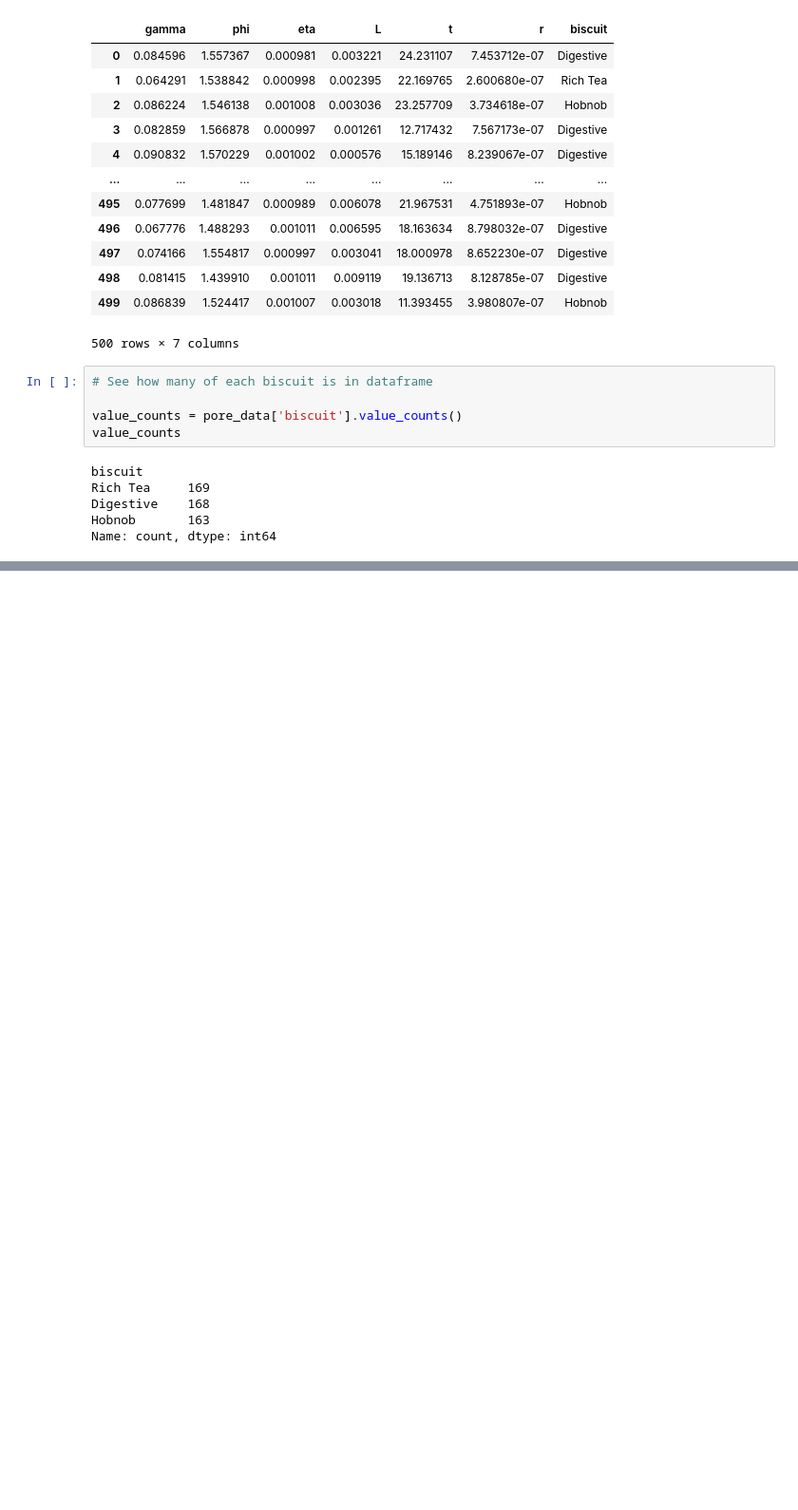
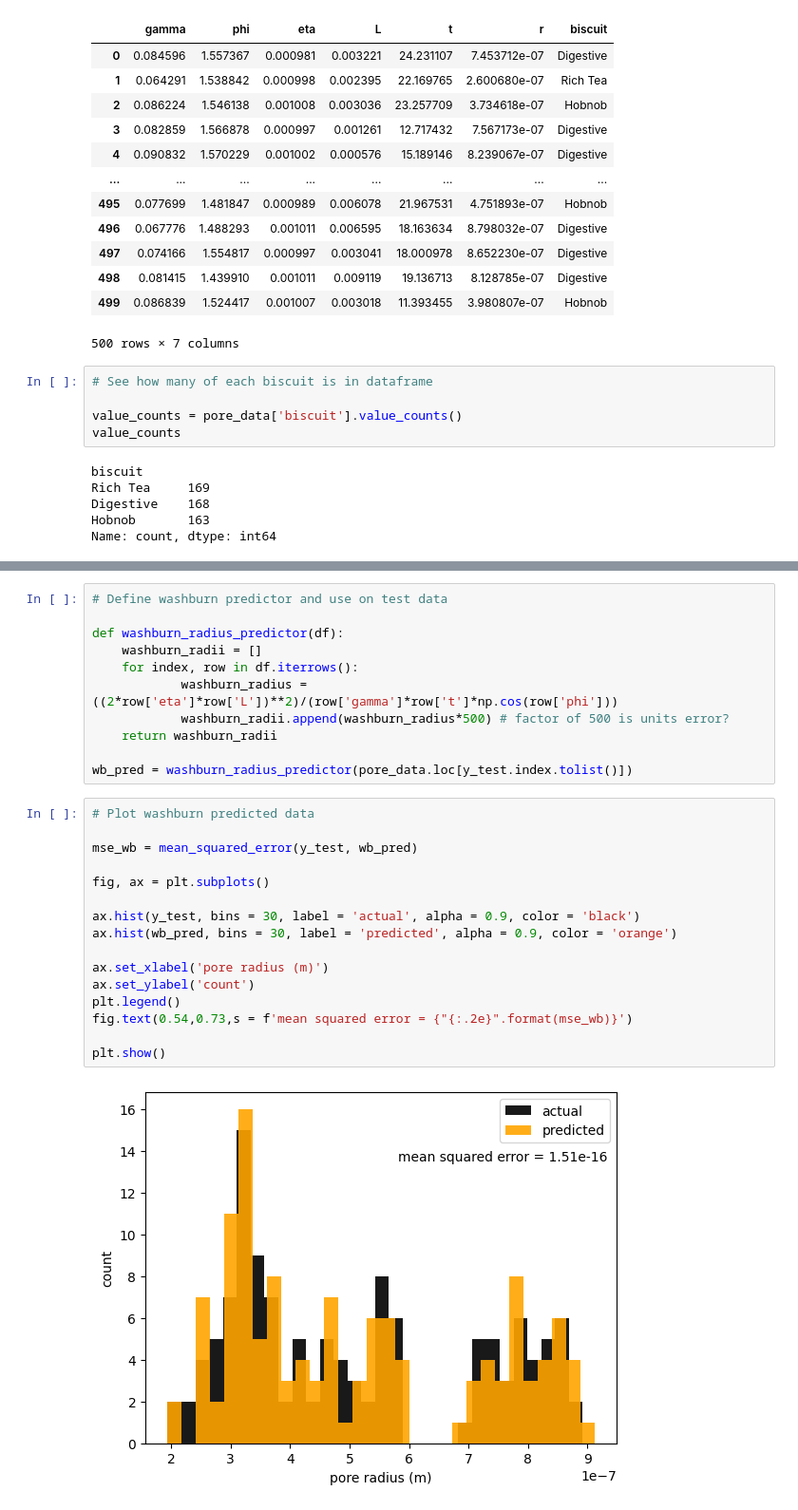
Before and after one commit to maximillian-dolan/ML_dunking, a Jupyter notebook: pore_analysis.ipynb, the cells around one changed output, grey strips where cells are left out. Shown: that part at 95% size. Drawn from its saved outputs; the diff is of its cells as text; blank space fills up the shorter version.

```diff
--- a/pore_analysis.ipynb
+++ b/pore_analysis.ipynb
@@ -81,0 +203,29 @@ plt.show()
+# %%
+# Define washburn predictor and use on test data
+
+def washburn_radius_predictor(df):
+    washburn_radii = []
+    for index, row in df.iterrows():
+            washburn_radius = ((2*row['eta']*row['L'])**2)/(row['gamma']*row['t']*np.cos(row['phi']))
+            washburn_radii.append(washburn_radius*500) # factor of 500 is units error?
+    return washburn_radii
+
+wb_pred = washburn_radius_predictor(pore_data.loc[y_test.index.tolist()])
+# %%
+# Plot washburn predicted data
+
+mse_wb = mean_squared_error(y_test, wb_pred)
+
+fig, ax = plt.subplots()
+
+ax.hist(y_test, bins = 30, label = 'actual', alpha = 0.9, color = 'black')
+ax.hist(wb_pred, bins = 30, label = 'predicted', alpha = 0.9, color = 'orange')
+
+ax.set_xlabel('pore radius (m)')
+ax.set_ylabel('count')
+plt.legend()
+fig.text(0.54,0.73,s = f'mean squared error = {"{:.2e}".format(mse_wb)}')
+
+plt.show()
+# %% [output]
+[figure, added]
```
Also changed, not shown: parts of 16 cells of this notebook, 1 other file.
